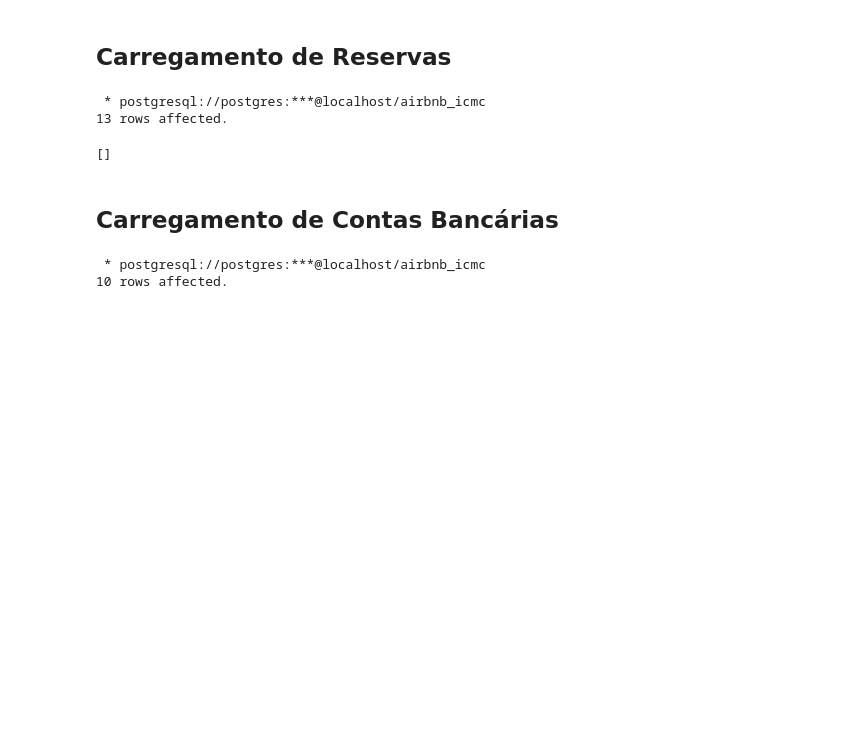
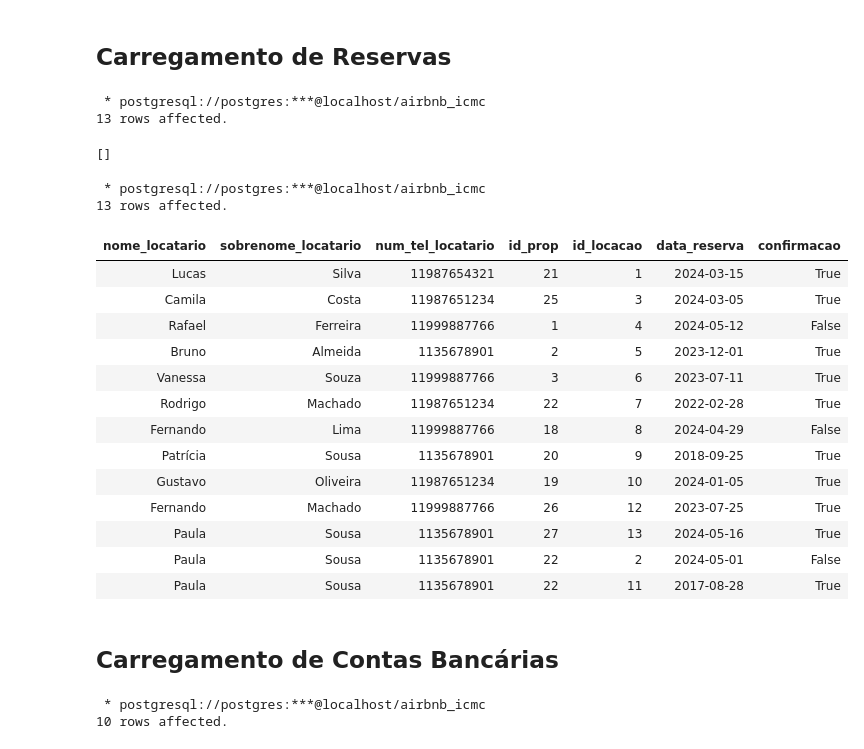
Before and after one commit to LeonardoIshida/airbnb-database-case-study, a Jupyter notebook: trabalho-1/4-carregamento_dados.ipynb, the cells around one changed output. Saved outputs shown, nothing was run; the diff lists cells and outputs as text; code cells hidden in the pictures; blank space fills up the shorter version.

```diff
--- a/trabalho-1/4-carregamento_dados.ipynb
+++ b/trabalho-1/4-carregamento_dados.ipynb
@@ -178,6 +199,26 @@ VALUES
  * postgresql://postgres:***@localhost/airbnb_icmc
 13 rows affected.
 []
+# %%
+%%sql
+SELECT * FROM Reservar;
+# %% [output]
+ * postgresql://postgres:***@localhost/airbnb_icmc
+13 rows affected.
+| nome_locatario | sobrenome_locatario | num_tel_locatario | id_prop | id_locacao | data_reserva | confirmacao |
+| Lucas | Silva | 11987654321 | 21 | 1 | 2024-03-15 | True |
+| Camila | Costa | 11987651234 | 25 | 3 | 2024-03-05 | True |
+| Rafael | Ferreira | 11999887766 | 1 | 4 | 2024-05-12 | False |
+| Bruno | Almeida | 1135678901 | 2 | 5 | 2023-12-01 | True |
+| Vanessa | Souza | 11999887766 | 3 | 6 | 2023-07-11 | True |
+| Rodrigo | Machado | 11987651234 | 22 | 7 | 2022-02-28 | True |
+| Fernando | Lima | 11999887766 | 18 | 8 | 2024-04-29 | False |
+| Patrícia | Sousa | 1135678901 | 20 | 9 | 2018-09-25 | True |
+| Gustavo | Oliveira | 11987651234 | 19 | 10 | 2024-01-05 | True |
+| Fernando | Machado | 11999887766 | 26 | 12 | 2023-07-25 | True |
+| Paula | Sousa | 1135678901 | 27 | 13 | 2024-05-16 | True |
+| Paula | Sousa | 1135678901 | 22 | 2 | 2024-05-01 | False |
+| Paula | Sousa | 1135678901 | 22 | 11 | 2017-08-28 | True |
 # %% [markdown]
 ## Carregamento de Contas Bancárias
 # %%
```
Also changed, not shown: parts of 5 cells of this notebook.
